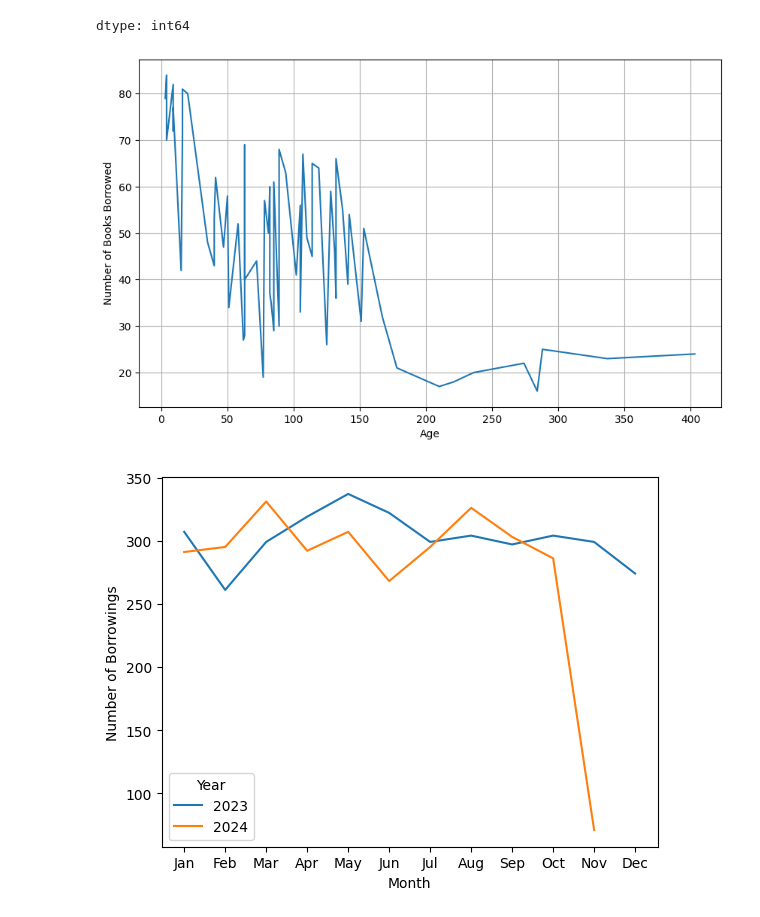
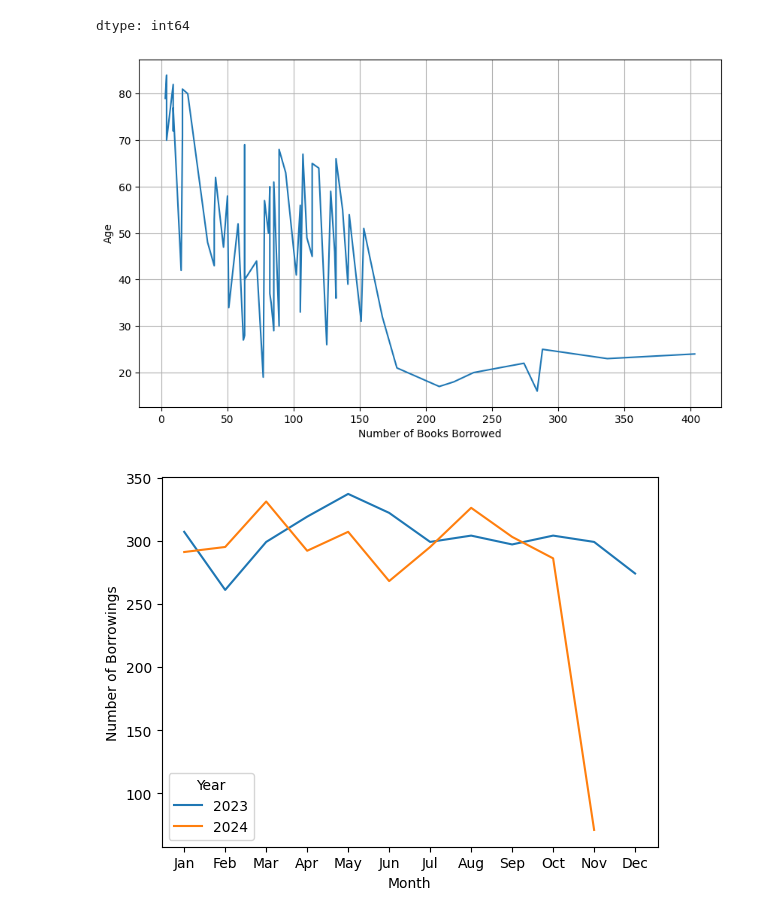
Before and after one commit to sfirdous/programming, a Jupyter notebook: Python/Library Management System - Comprehensive Analysis Task/Library_Management_System_Comprehensive_Analysis_Task.ipynb, the cells around one changed output. Saved outputs shown, nothing was run; the diff lists cells and outputs as text; code cells hidden in the pictures.

```diff
--- a/Python/Library Management System - Comprehensive Analysis Task/Library_Management_System_Comprehensive_Analysis_Task.ipynb
+++ b/Python/Library Management System - Comprehensive Analysis Task/Library_Management_System_Comprehensive_Analysis_Task.ipynb
@@ -120,17 +120,17 @@ dtype: int64
 # %%
 # How does borrowing frequency vary by age group?
 age_counts_series = members_transaction_merge['Age'].value_counts()
 ages = age_counts_series.index
 counts = age_counts_series.values
 
 plt.figure(figsize=(10, 6))
 plt.plot( counts,ages)
-plt.xlabel('Age')
-plt.ylabel('Number of Books Borrowed')
+plt.xlabel('Number of Books Borrowed')
+plt.ylabel('Age')
 plt.grid(True)
 plt.show()
 # %% [output]
-[figure, old version]
+[figure, new version]
 # %%
 # Are there seasonal borrowing patterns?
 transactions_dataset['Checkout_Date'] = pd.to_datetime(transactions_dataset['Checkout_Date'])     # convert checkout date to datetime obj
```
Also changed, not shown: parts of 20 cells of this notebook.
